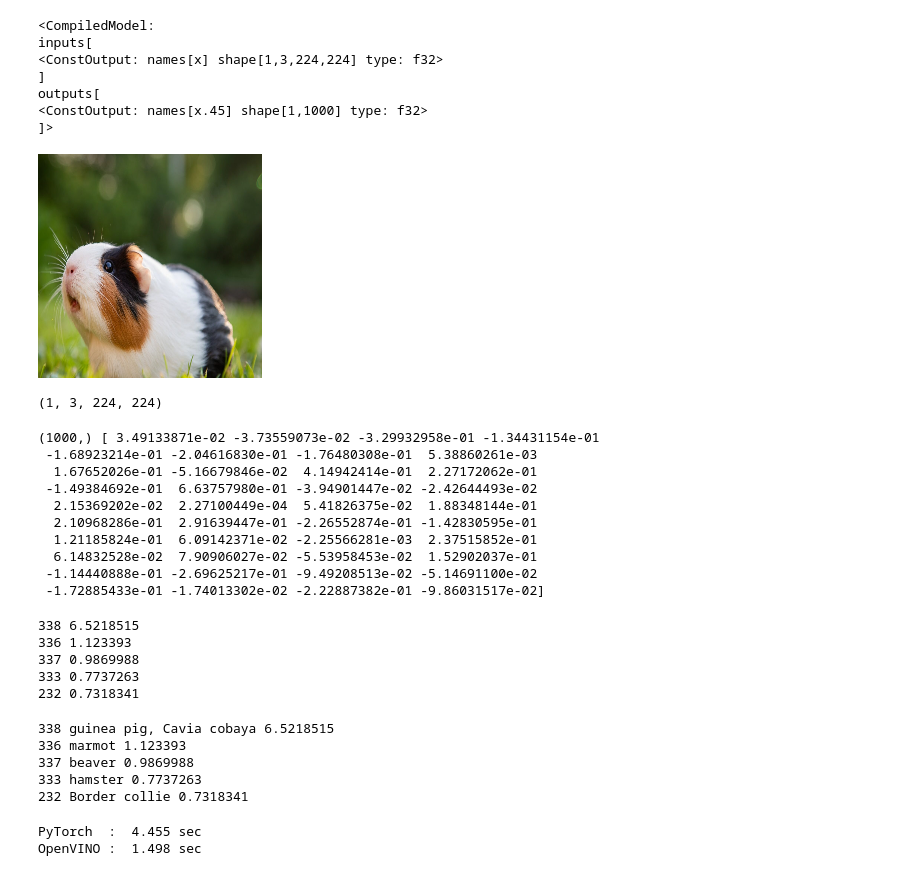
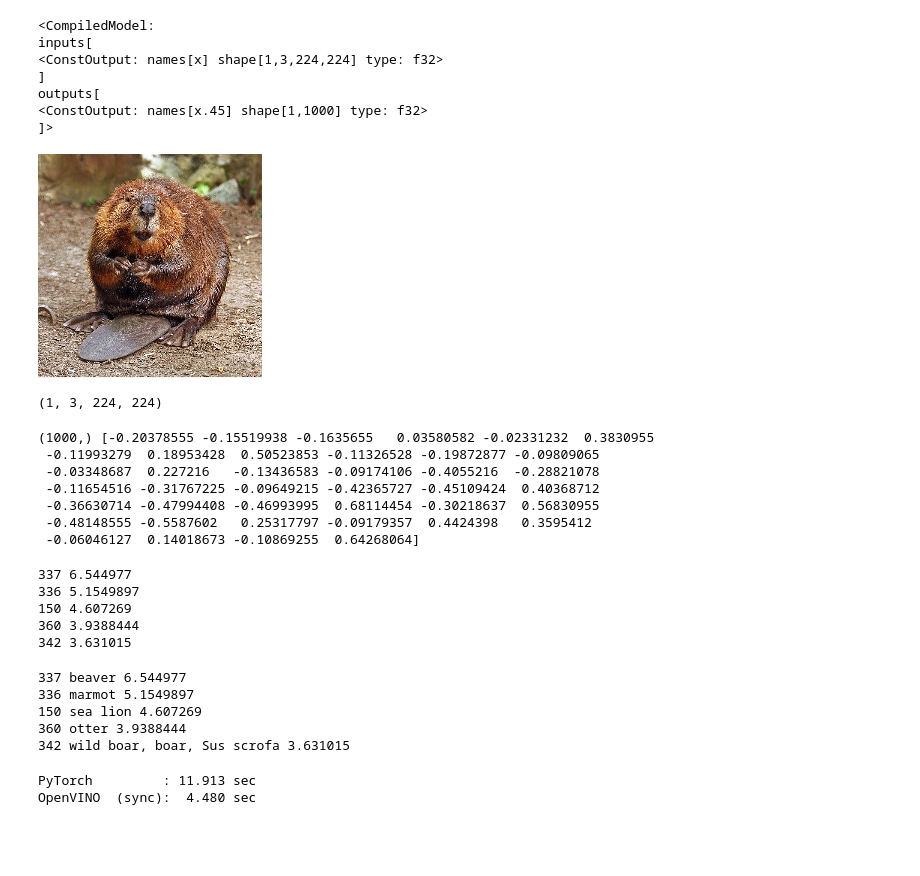
Before and after one commit to yas-sim/openvino_hands_on_2.0, a Jupyter notebook: inference_pyt-ov.ipynb, the cells around one changed output. Cells and saved outputs as stored; diff of their text form; code cells hidden in the pictures; blank space fills up the shorter version.

```diff
--- a/inference_pyt-ov.ipynb
+++ b/inference_pyt-ov.ipynb
@@ -27,43 +27,40 @@ outputs[
 <ConstOutput: names[x.45] shape[1,1000] type: f32>
 ]>
 # %%
-img = cv2.imread('guineapig.jpg')
+img = cv2.imread('beaver.jpg')
 img = cv2.cvtColor(img, cv2.COLOR_BGR2RGB)
 img = cv2.resize(img, (224,224))
 display(Image.fromarray(img))
 img = img.astype(np.float32) / 255.0 - 0.5
 img = np.transpose(img, (2,0,1))
 img = np.expand_dims(img, axis=0)
 img.shape
 # %% [output]
-[figure, old version]
+[figure, new version]
 (1, 3, 224, 224)
 # %%
 result = compiled_model.infer_new_request(img)
 result = result[0].ravel()
 print(result.shape, result[:40])
 # %% [output]
-(1000,) [ 3.49133871e-02 -3.73559073e-02 -3.29932958e-01 -1.34431154e-01
- -1.68923214e-01 -2.04616830e-01 -1.76480308e-01  5.38860261e-03
-  1.67652026e-01 -5.16679846e-02  4.14942414e-01  2.27172062e-01
- -1.49384692e-01  6.63757980e-01 -3.94901447e-02 -2.42644493e-02
-  2.15369202e-02  2.27100449e-04  5.41826375e-02  1.88348144e-01
-  2.10968286e-01  2.91639447e-01 -2.26552874e-01 -1.42830595e-01
-  1.21185824e-01  6.09142371e-02 -2.25566281e-03  2.37515852e-01
-  6.14832528e-02  7.90906027e-02 -5.53958453e-02  1.52902037e-01
- -1.14440888e-01 -2.69625217e-01 -9.49208513e-02 -5.14691100e-02
- -1.72885433e-01 -1.74013302e-02 -2.22887382e-01 -9.86031517e-02]
+(1000,) [-0.20378555 -0.15519938 -0.1635655   0.03580582 -0.02331232  0.3830955
+ -0.11993279  0.18953428  0.50523853 -0.11326528 -0.19872877 -0.09809065
+ -0.03348687  0.227216   -0.13436583 -0.09174106 -0.4055216  -0.28821078
+ -0.11654516 -0.31767225 -0.09649215 -0.42365727 -0.45109424  0.40368712
+ -0.36630714 -0.47994408 -0.46993995  0.68114454 -0.30218637  0.56830955
+ -0.48148555 -0.5587602   0.25317797 -0.09179357  0.4424398   0.3595412
+ -0.06046127  0.14018673 -0.10869255  0.64268064]
 # %%
 indices = np.argsort(result)[::-1]
 
 for index in indices[:5]:
     print(index, result[index])
 # %% [output]
-338 6.5218515
-336 1.123393
-337 0.9869988
-333 0.7737263
-232 0.7318341
+337 6.544977
+336 5.1549897
+150 4.607269
+360 3.9388444
+342 3.631015
 # %%
 with open('synset_words.txt') as f:
     imagenet_labels = [ line.rstrip().split(maxsplit=1)[1] for line in f.readlines() ]
@@ -71,31 +68,30 @@ with open('synset_words.txt') as f:
 for index in indices[:5]:
     print(index, imagenet_labels[index], result[index])
 # %% [output]
-338 guinea pig, Cavia cobaya 6.5218515
-336 marmot 1.123393
-337 beaver 0.9869988
-333 hamster 0.7737263
-232 Border collie 0.7318341
+337 beaver 6.544977
+336 marmot 5.1549897
+150 sea lion 4.607269
+360 otter 3.9388444
+342 wild boar, boar, Sus scrofa 3.631015
 # %%
 import time
 
 niter = 100
 
-dummy_data = np.zeros((1,3,224,224), dtype=np.float32)
+# PyTorch
+stime = time.time()
+pt_tensor = torch.Tensor(img)
+for _ in range(niter):
+    pt_model(pt_tensor)
+etime = time.time()
+print(f'PyTorch         : {etime-stime:6.3f} sec')
 
+# OpenVINO - Synchronous inference
 stime = time.time()
-dummy_tensor = torch.Tensor(dummy_data)
 for _ in range(niter):
-    pt_model(dummy_tensor)
+    compiled_model(img)
 etime = time.time()
-print(f'PyTorch  : {etime-stime:6.3f} sec')
-
-stime = time.time()
-dummy_tensor = torch.Tensor(dummy_data)
-for _ in range(niter):
-    compiled_model(dummy_data)
-etime = time.time()
-print(f'OpenVINO : {etime-stime:6.3f} sec')
+print(f'OpenVINO  (sync): {etime-stime:6.3f} sec')
 # %% [output]
-PyTorch  :  4.455 sec
-OpenVINO :  1.498 sec
+PyTorch         : 11.913 sec
+OpenVINO  (sync):  4.480 sec
```
Also changed, not shown: parts of 3 cells of this notebook, 3 other files.
